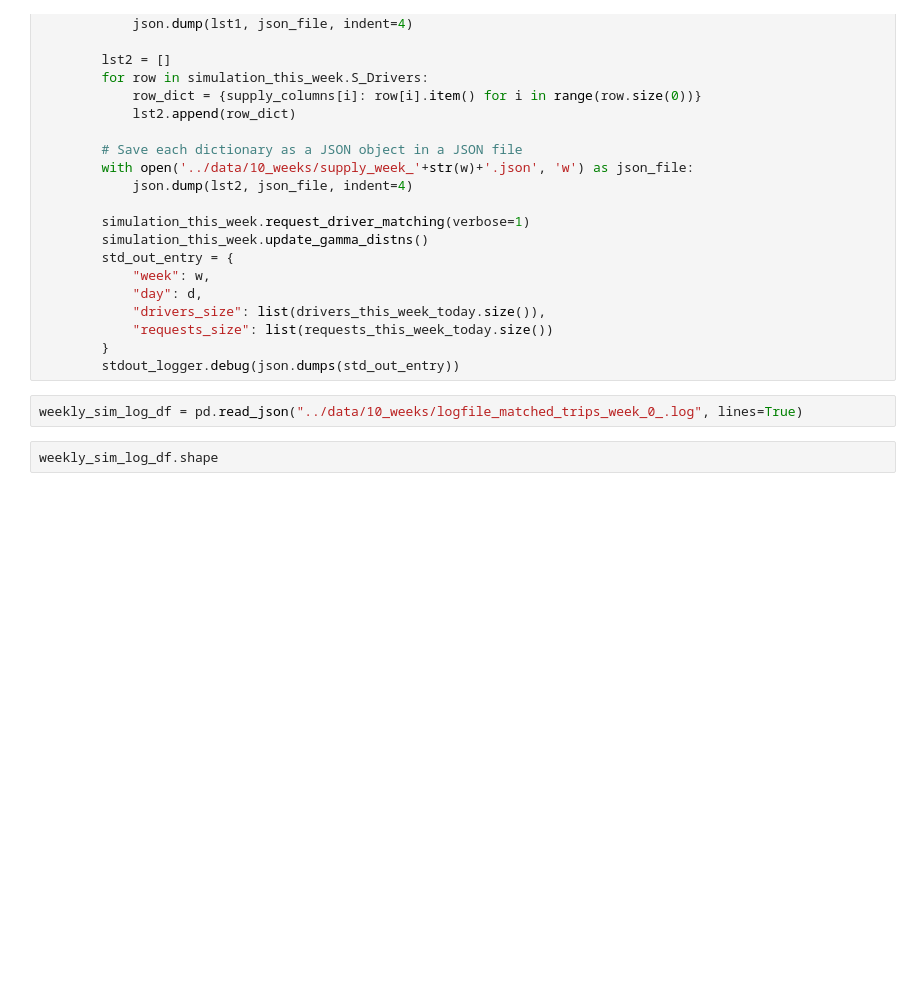
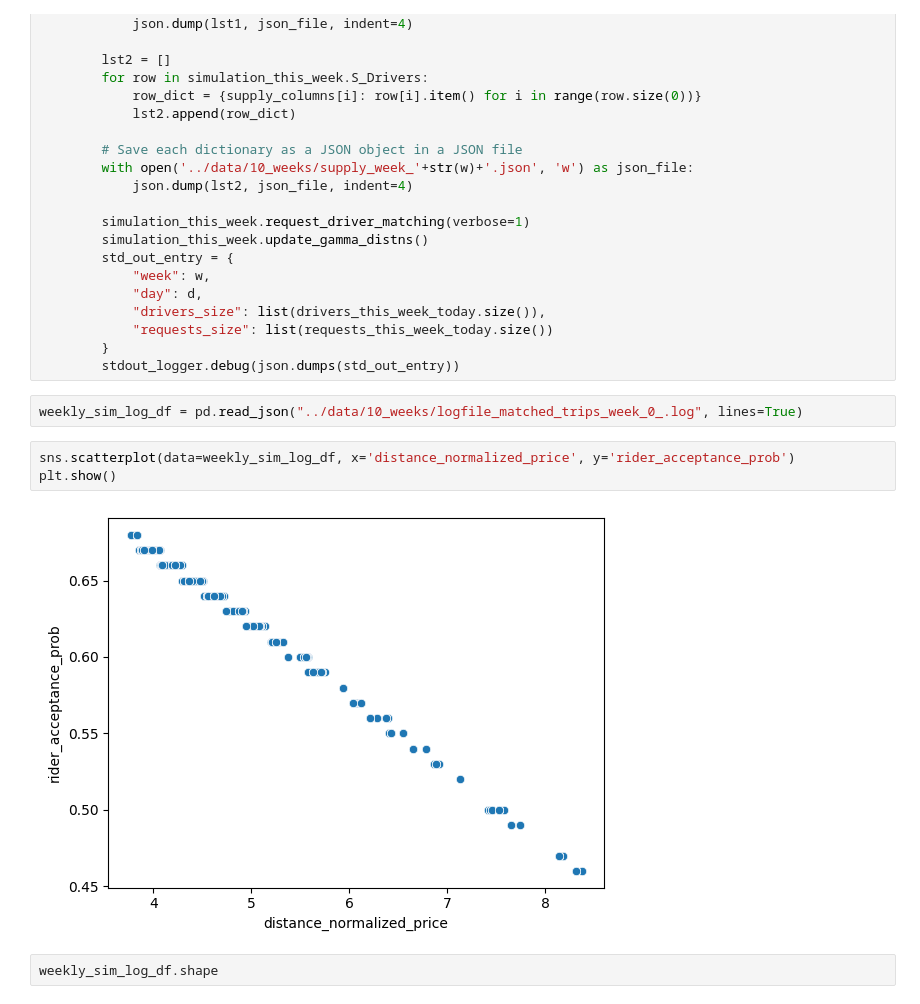
Before and after one commit to Duane321/reinforcement_learning_for_rideshare_pricing, a Jupyter notebook: notebooks/log_visualization.ipynb, the cells around one changed output. Cells and saved outputs as stored; diff of their text form; blank space fills up the shorter version.

```diff
--- a/notebooks/log_visualization.ipynb
+++ b/notebooks/log_visualization.ipynb
@@ -62,6 +62,11 @@ for w in tqdm(range(total_weeks)):
         stdout_logger.debug(json.dumps(std_out_entry))
 # %%
 weekly_sim_log_df = pd.read_json("../data/10_weeks/logfile_matched_trips_week_0_.log", lines=True)
+# %%
+sns.scatterplot(data=weekly_sim_log_df, x='distance_normalized_price', y='rider_acceptance_prob')
+plt.show()
+# %% [output]
+[figure, added]
 # %%
 weekly_sim_log_df.shape
 # %% [output]
```
Also changed, not shown: parts of 4 cells of this notebook, 33 other files.
